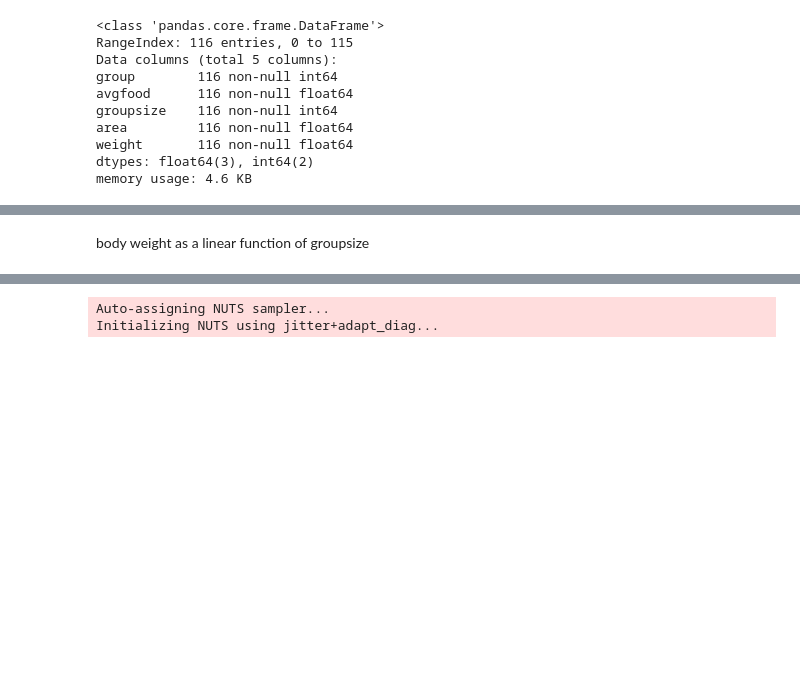
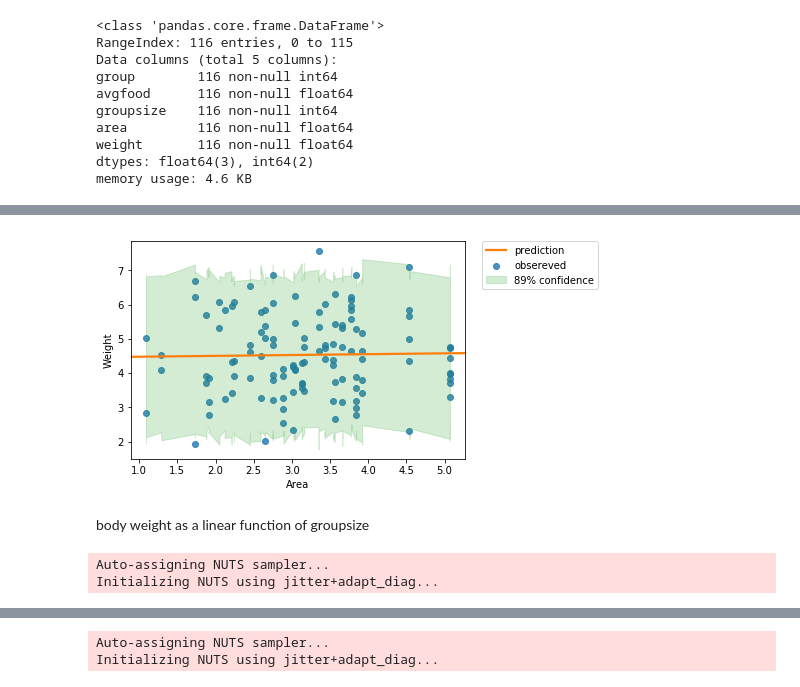
Before and after one commit to EhudTsivion/rethinking-practice-with-python, a Jupyter notebook: chapter_5_homework.ipynb, the cells around one changed output, grey strips where cells are left out. Saved outputs shown, nothing was run; the diff lists cells and outputs as text; code cells hidden in the pictures; blank space fills up the shorter version.

```diff
--- a/chapter_5_homework.ipynb
+++ b/chapter_5_homework.ipynb
@@ -338,2 +333,34 @@ pm.traceplot(modMC5H11);
+# %%
+postr_predic = pm.sample_ppc(trace=trace_MC5H11, model=modMC5H11, samples=1000)
+
+pred_df_5H11 = pd.DataFrame(data = pm.hpd(postr_predic['y'], alpha=0.05), columns=['l_conf', 'h_conf'])
+pred_df_5H11['weight'] = postr_predic['y'].mean(axis=0)
+pred_df_5H11['area'] = foxes['area']
+# %%
+fig, ax = plt.subplots()
+sns.regplot(foxes['area'], foxes['weight'], fit_reg=False, ax=ax, label='obsereved')
+sns.regplot('area', 'weight', data=pred_df_5H11, fit_reg=True, ax=ax, label='prediction', scatter=False)
+
+# to make the "fill_between" work - this must be sorted
+idx = np.argsort(pred_df_5H11['area'])
+plt.fill_between(pred_df_5H11['area'][idx], pred_df_5H11['l_conf'][idx], pred_df_5H11['h_conf'][idx],
+                 color='C2', alpha=0.2, interpolate=True, label='89% confidence')
+
+plt.ylabel('Weight')
+plt.xlabel('Area')
+plt.legend(bbox_to_anchor=(1.05, 1), loc=2, borderaxespad=0.);
+# %% [output]
+[figure, added]
 # %% [markdown]
 body weight as a linear function of groupsize
+# %%
+# the sorting is important for the "fill between" plot.
+foxes.sort_values(by='groupsize', ascending=True, inplace=True)
+
+modMC5H12 = pm.Model()
+with modMC5H12:
+    pm.glm.GLM.from_formula('weight ~ groupsize', foxes)
+    trace_MC5H12 = pm.sample(1000, tune=1000)
+# %% [output]
+Auto-assigning NUTS sampler...
+Initializing NUTS using jitter+adapt_diag...
```
Also changed, not shown: parts of 30 cells of this notebook, 1 other file.
